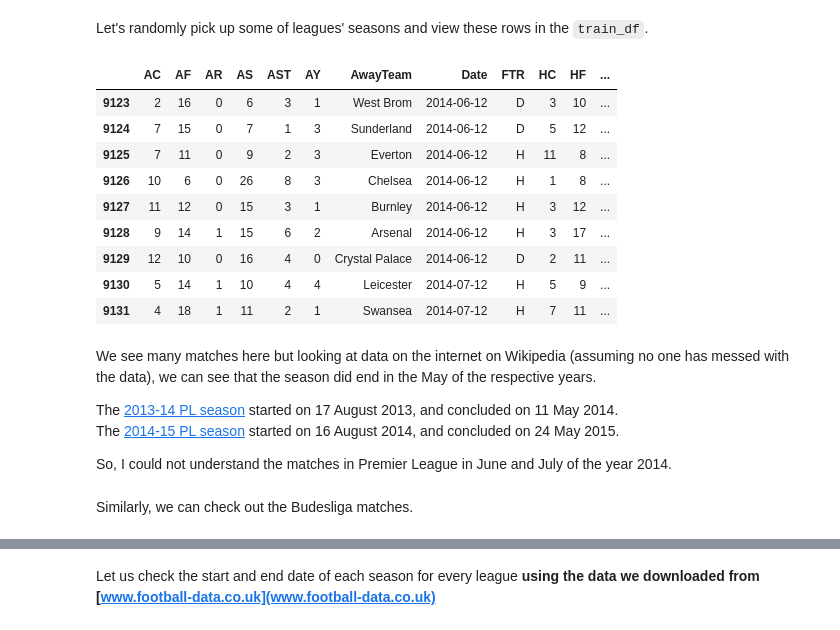
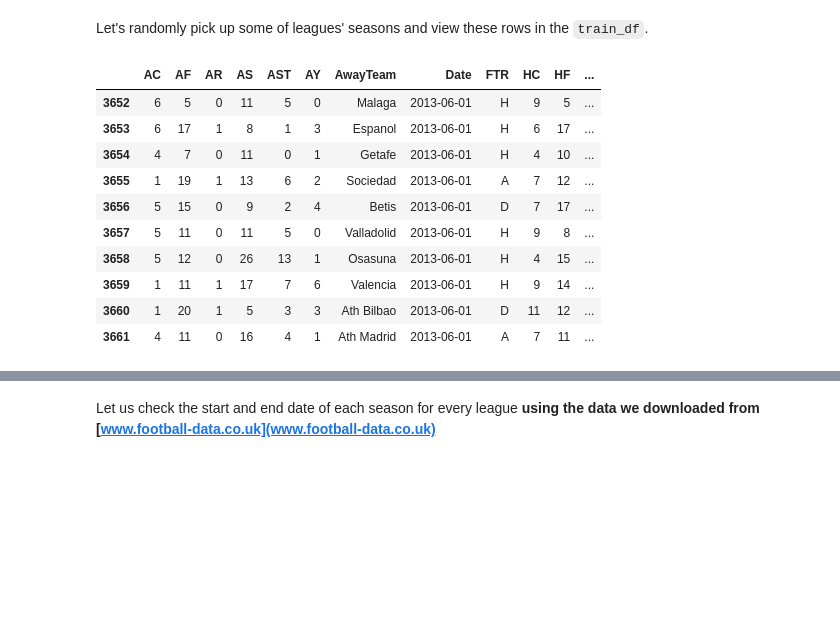
Before and after one commit to vipulnj/football-ftr-prediction, a Jupyter notebook: 1_exploration.ipynb, the cells around one changed output, grey strips where cells are left out. Cells and saved outputs as stored; diff of their text form; code cells hidden in the pictures; blank space fills up the shorter version.

```diff
--- a/1_exploration.ipynb
+++ b/1_exploration.ipynb
@@ -359,8 +405,8 @@ We can now attempt to impute data for the missing values by searching the combin
 # %%
 for rowIx, row in train_df_oneOrMoreNulls.iterrows():
     missingFields = list(row.index[row.isnull()])
-    df = helperFunctions.extractMatchStats(row['league'], row['Date'], row['HomeTeam'], row['AwayTeam'])[['Date', 'HomeTeam', 'AwayTeam'] + missingFields]
-    df.assign(league=row['league'])
+    df = helperFunctions.extractMissingMatchStatsForCurrentMatch(["Date", "HomeTeam", "AwayTeam"] + missingFields, row)
+    df = df.assign(league=row['league']) # add new column for easier reading
     print(df)
-    print("========="*5, "\n")
+    print("--------"*9,)
 # %% [output]
@@ -390,11 +445,10 @@ However, we can look up the performance of the team during the season under that
 
 for rowIx, row in train_df_oneOrMoreNulls.iterrows():
     missingFields = list(row.index[row.isnull()])
-
-    print(  "%%%%%%"*5, f"{row['league']} match :: {row['HomeTeam']} vs. {row['AwayTeam']} on {row['Date'].strftime('%d %B %Y')} -- {len(missingFields)} null columns", "%%%%%%"*5)
+    print("%"*10, f"{row['league']} match :: {row['HomeTeam']} vs. {row['AwayTeam']} on {row['Date'].strftime('%d %B %Y')} -- {len(missingFields)} null columns", "%"*10)
 
     for ix, missingField in enumerate(missingFields):
-        missingFieldValuesForCurrentSeason = helperFunctions.getValuesForCurrentSeason(missingField, row['league'], row['Date'], row['HomeTeam'], row['AwayTeam'])
+        missingFieldValuesForCurrentSeason = helperFunctions.accessValuesUnderThisFieldForThisSeason(missingField, row)
         print(missingField + f"\tmean = {np.round(np.nanmean(list(missingFieldValuesForCurrentSeason)), 3)}" + f"\tmedian = {np.round(np.nanmedian(list(missingFieldValuesForCurrentSeason)), 3)}")
         print(list(missingFieldValuesForCurrentSeason))
         print("\n\n") if ix+1 == len(missingFields) else print("-------")
@@ -427,7 +488,7 @@ for rowIx, row in train_df_oneOrMoreNulls.iterrows():
     missingFields = list(row.index[row.isnull()])
 
     for missingField in missingFields:
-        valuesForCurrentSeason = helperFunctions.getValuesForCurrentSeason(missingField, row['league'], row['Date'], row['HomeTeam'], row['AwayTeam'])
+        valuesForCurrentSeason = helperFunctions.accessValuesUnderThisFieldForThisSeason(missingField, row)
         # we will round the median values, make them of integer type and then impute those values in the dataframe
         train_df_oneOrMoreNulls.at[rowIx, missingField] = int(np.round(np.nanmedian(list(valuesForCurrentSeason)), 0))
 # %%
@@ -459,8 +520,8 @@ for rowIx, row in train_df.iterrows():
     missingFields = list(row.index[row.isnull()])
 
     for missingField in missingFields:
-        valuesForCurrentSeason = helperFunctions.getValuesForCurrentSeason(missingField, row['league'], row['Date'], row['HomeTeam'], row['AwayTeam'])
-        # we will round the median values, make them of integer type and then impute those values in the dataframe
+        valuesForCurrentSeason = helperFunctions.accessValuesUnderThisFieldForThisSeason(missingField, row)
+        # we round the median values, make them of integer type and then impute those values in the dataframe
         train_df.at[rowIx, missingField] = int(np.round(np.nanmedian(list(valuesForCurrentSeason)), 0))
 # %%
 train_df[train_df.isnull().any(axis=1)] # we see no null values now
@@ -536,24 +601,16 @@ League :: 2017 serie-a
 Let's randomly pick up some of leagues' seasons and view these rows in the `train_df`.
 # %%
 # Premier League matches in June and July 2014
-train_df[(train_df["league"] == "premier-league") & (train_df["Date"].dt.year == 2014) & ((train_df["Date"].dt.month == 6) | (train_df["Date"].dt.month == 7))]
+train_df[(train_df["league"] == "la-liga") & (train_df["Date"].dt.year == 2013) & ((train_df["Date"].dt.month == 6) | (train_df["Date"].dt.month == 7))]
 # %% [output]
 |  | AC | AF | AR | AS | AST | AY | AwayTeam | Date | FTR | HC | HF | ... |
-| 9123 | 2 | 16 | 0 | 6 | 3 | 1 | West Brom | 2014-06-12 | D | 3 | 10 | ... |
-| 9124 | 7 | 15 | 0 | 7 | 1 | 3 | Sunderland | 2014-06-12 | D | 5 | 12 | ... |
-| 9125 | 7 | 11 | 0 | 9 | 2 | 3 | Everton | 2014-06-12 | H | 11 | 8 | ... |
-| 9126 | 10 | 6 | 0 | 26 | 8 | 3 | Chelsea | 2014-06-12 | H | 1 | 8 | ... |
-| 9127 | 11 | 12 | 0 | 15 | 3 | 1 | Burnley | 2014-06-12 | H | 3 | 12 | ... |
-| 9128 | 9 | 14 | 1 | 15 | 6 | 2 | Arsenal | 2014-06-12 | H | 3 | 17 | ... |
-| 9129 | 12 | 10 | 0 | 16 | 4 | 0 | Crystal Palace | 2014-06-12 | D | 2 | 11 | ... |
-| 9130 | 5 | 14 | 1 | 10 | 4 | 4 | Leicester | 2014-07-12 | H | 5 | 9 | ... |
-| 9131 | 4 | 18 | 1 | 11 | 2 | 1 | Swansea | 2014-07-12 | H | 7 | 11 | ... |
+| 3652 | 6 | 5 | 0 | 11 | 5 | 0 | Malaga | 2013-06-01 | H | 9 | 5 | ... |
+| 3653 | 6 | 17 | 1 | 8 | 1 | 3 | Espanol | 2013-06-01 | H | 6 | 17 | ... |
+| 3654 | 4 | 7 | 0 | 11 | 0 | 1 | Getafe | 2013-06-01 | H | 4 | 10 | ... |
+| 3655 | 1 | 19 | 1 | 13 | 6 | 2 | Sociedad | 2013-06-01 | A | 7 | 12 | ... |
+| 3656 | 5 | 15 | 0 | 9 | 2 | 4 | Betis | 2013-06-01 | D | 7 | 17 | ... |
+| 3657 | 5 | 11 | 0 | 11 | 5 | 0 | Valladolid | 2013-06-01 | H | 9 | 8 | ... |
+| 3658 | 5 | 12 | 0 | 26 | 13 | 1 | Osasuna | 2013-06-01 | H | 4 | 15 | ... |
+| 3659 | 1 | 11 | 1 | 17 | 7 | 6 | Valencia | 2013-06-01 | H | 9 | 14 | ... |
+| 3660 | 1 | 20 | 1 | 5 | 3 | 3 | Ath Bilbao | 2013-06-01 | D | 11 | 12 | ... |
+| 3661 | 4 | 11 | 0 | 16 | 4 | 1 | Ath Madrid | 2013-06-01 | A | 7 | 11 | ... |
-# %% [markdown]
-We see many matches here but looking at data on the internet on Wikipedia (assuming no one has messed with the data), we can see that the season did end in the May of the respective years.
-
-The [2013-14 PL season](https://en.wikipedia.org/wiki/2013–14_Premier_League) started on 17 August 2013, and concluded on 11 May 2014.
-The [2014-15 PL season](https://en.wikipedia.org/wiki/2014–15_Premier_League) started on 16 August 2014, and concluded on 24 May 2015.
-
-So, I could not understand the matches in Premier League in June and July of the year 2014.
-# %% [markdown]
-Similarly, we can check out the Budesliga matches.
```
Also changed, not shown: parts of 38 cells of this notebook, 3 other files.
